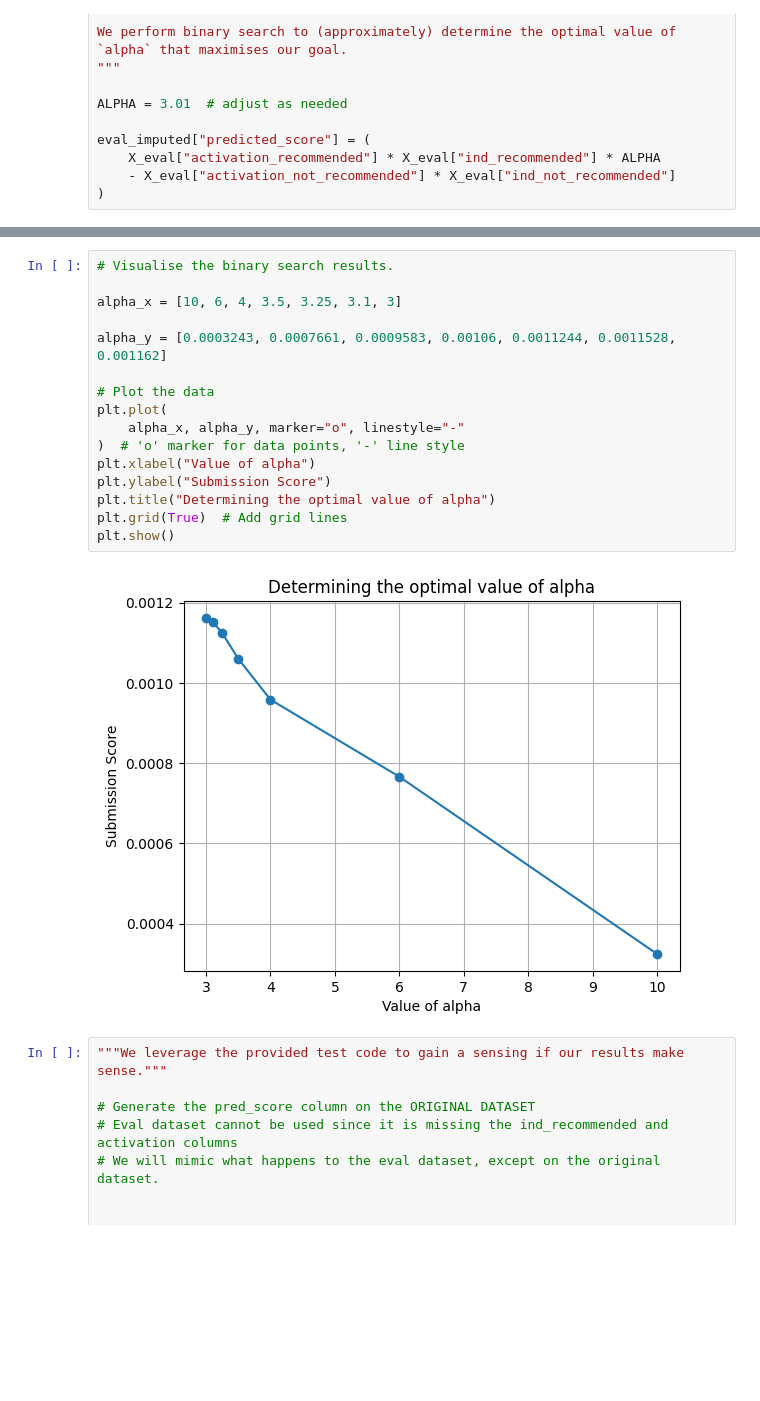
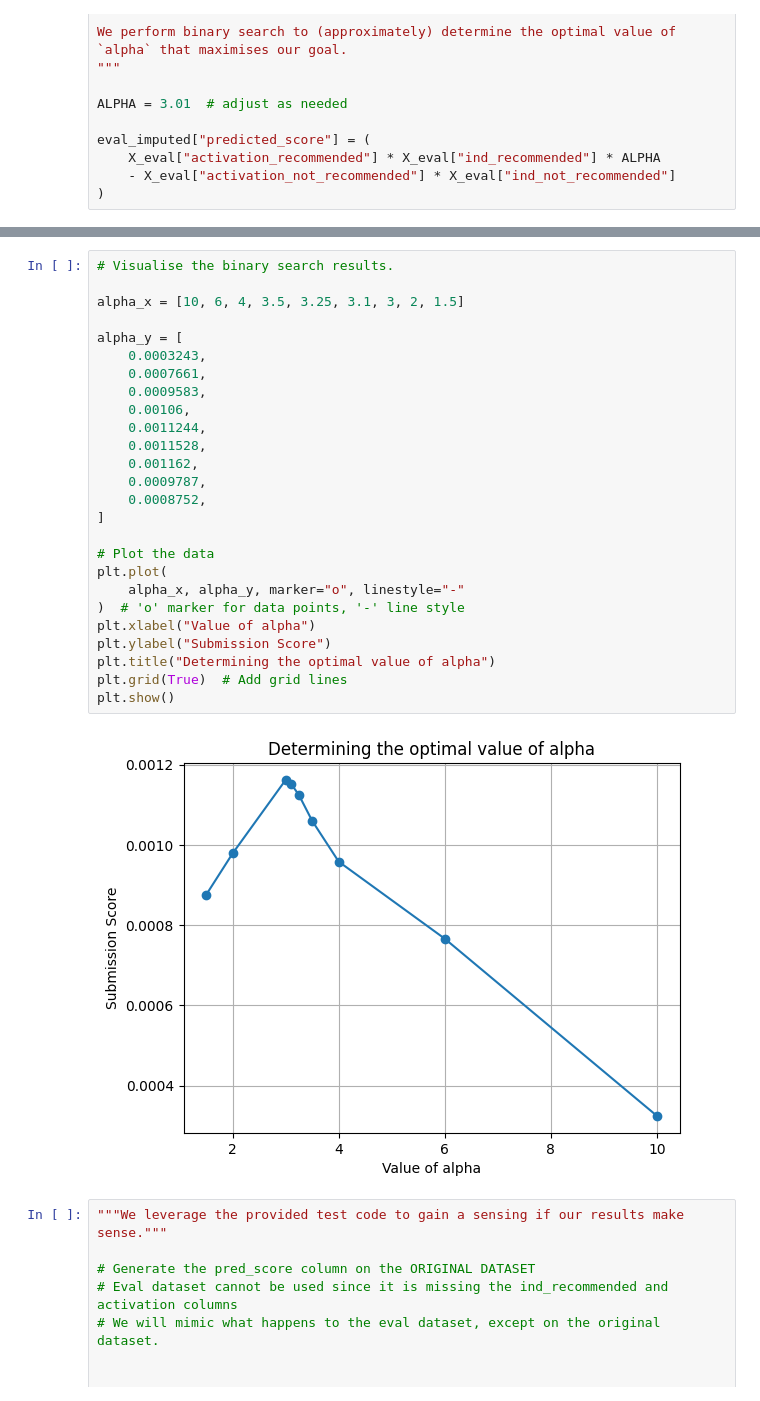
Before and after one commit to htuttttt/AMEX-AI-Hackathon, a Jupyter notebook: pipeline.ipynb, the cells around one changed output, grey strips where cells are left out. Cells and saved outputs as stored; diff of their text form; blank space fills up the shorter version.

Commit message:
chore: update graph for alpha binary search

```diff
--- a/pipeline.ipynb
+++ b/pipeline.ipynb
@@ -499,21 +501,31 @@ We started out with an initial guess of ALPHA = 1.5, then 2. Those scores were n
 # %%
 # Visualise the binary search results.
 
-alpha_x = [10, 6, 4, 3.5, 3.25, 3.1, 3]
+alpha_x = [10, 6, 4, 3.5, 3.25, 3.1, 3, 2, 1.5]
 
-alpha_y = [0.0003243, 0.0007661, 0.0009583, 0.00106, 0.0011244, 0.0011528, 0.001162]
+alpha_y = [
+    0.0003243,
+    0.0007661,
+    0.0009583,
+    0.00106,
+    0.0011244,
+    0.0011528,
+    0.001162,
+    0.0009787,
+    0.0008752,
+]
 
 # Plot the data
 plt.plot(
     alpha_x, alpha_y, marker="o", linestyle="-"
 )  # 'o' marker for data points, '-' line style
 plt.xlabel("Value of alpha")
 plt.ylabel("Submission Score")
 plt.title("Determining the optimal value of alpha")
 plt.grid(True)  # Add grid lines
 plt.show()
 # %% [output]
-[figure, old version]
+[figure, new version]
 # %%
 """We leverage the provided test code to gain a sensing if our results make sense."""
 
```
Also changed, not shown: parts of 1 cell of this notebook.
